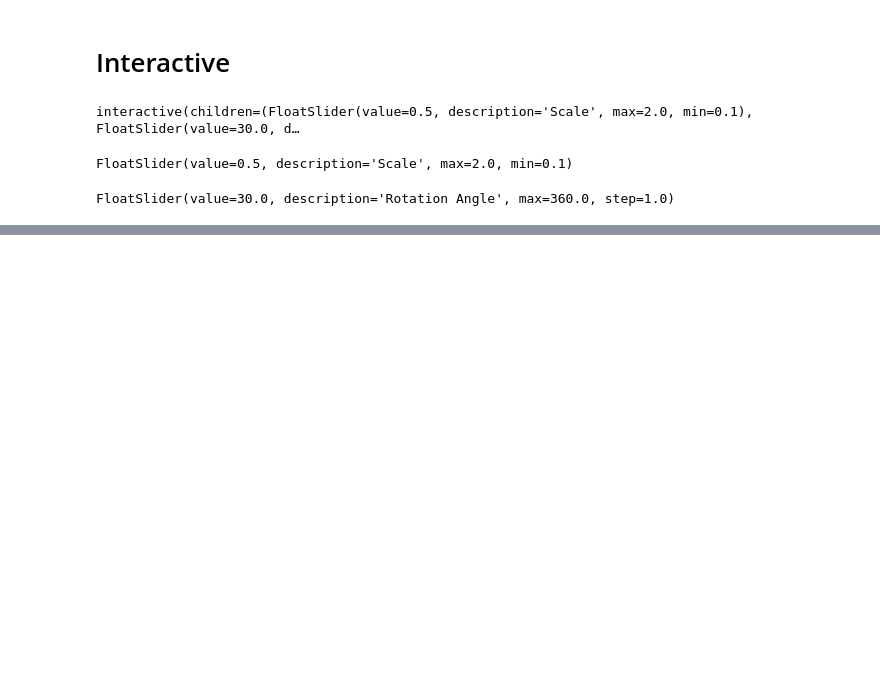
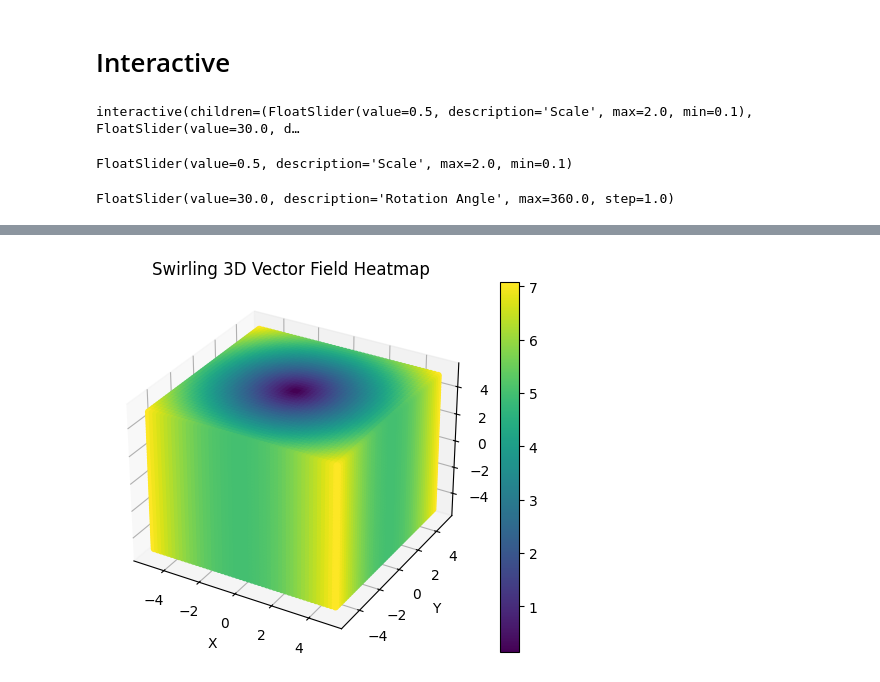
Before and after one commit to MartinOpat/vector-field-visualization, a Jupyter notebook: test.ipynb, the cells around one changed output, grey strips where cells are left out. Cells and saved outputs as stored; diff of their text form; code cells hidden in the pictures; blank space fills up the shorter version.

```diff
--- a/test.ipynb
+++ b/test.ipynb
@@ -293,0 +488,48 @@ FloatSlider(value=30.0, description='Rotation Angle', max=360.0, step=1.0)
+# %%
+
+
+# Heatmap of the swirling 3d vector field using matplotlib
+n = 50  # Increase the number of points in each axis for a more continuous appearance
+x = np.linspace(-5, 5, n)
+y = np.linspace(-5, 5, n)
+z = np.linspace(-5, 5, n)
+
+# Create a 3D meshgrid
+X, Y, Z = np.meshgrid(x, y, z, indexing='ij')
+
+# Define the swirling vector field in 3D
+U = -Y  # X-component of the vector field
+V = X   # Y-component of the vector field
+W = np.zeros_like(Z)  # Z-component of the vector field (no vertical component)
+
+# Compute the magnitude of the vector field for color mapping
+magnitude = np.sqrt(U**2 + V**2 + W**2)
+
+# Flatten the arrays for scatter plot
+X_flat = X.flatten()
+Y_flat = Y.flatten()
+Z_flat = Z.flatten()
+magnitude_flat = magnitude.flatten()
+
+# Create a figure and a 3D axis
+fig = plt.figure()
+ax = fig.add_subplot(111, projection='3d')
+
+# Create a 3D heatmap using scatter plot with decreased opacity
+sc = ax.scatter(X_flat, Y_flat, Z_flat, c=magnitude_flat, cmap='viridis', alpha=1)
+
+# Add color bar to show the intensity scale
+plt.colorbar(sc)
+
+# Set the axis labels
+ax.set_xlabel('X')
+ax.set_ylabel('Y')
+ax.set_zlabel('Z')
+
+# Set the title of the plot
+plt.title('Swirling 3D Vector Field Heatmap')
+
+# Show the plot
+plt.show()
+# %% [output]
+[figure, added]
```
Also changed, not shown: parts of 10 cells of this notebook.
